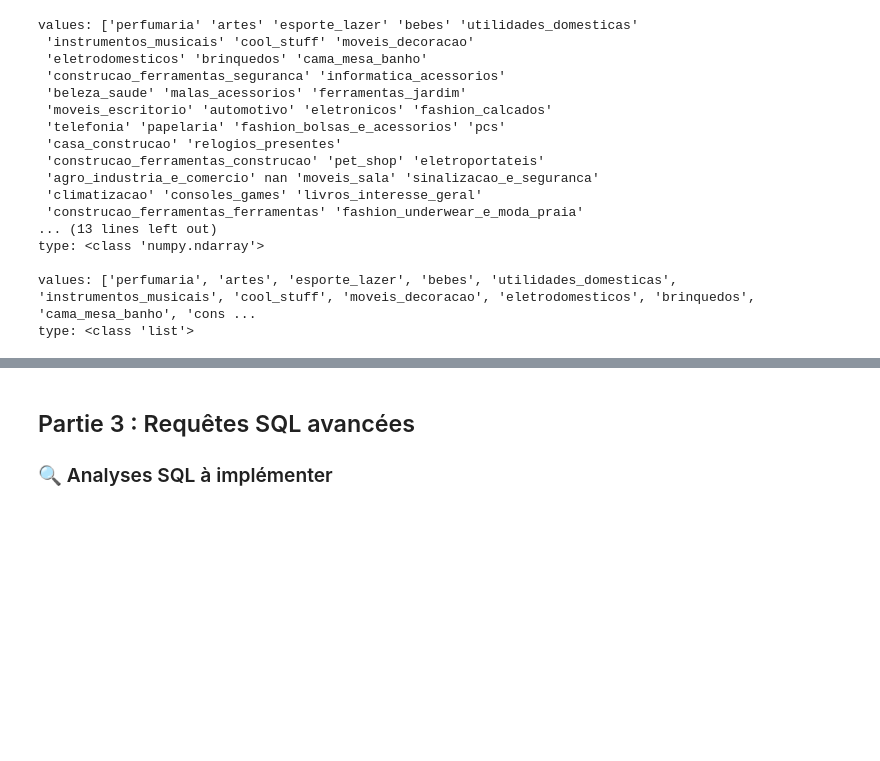
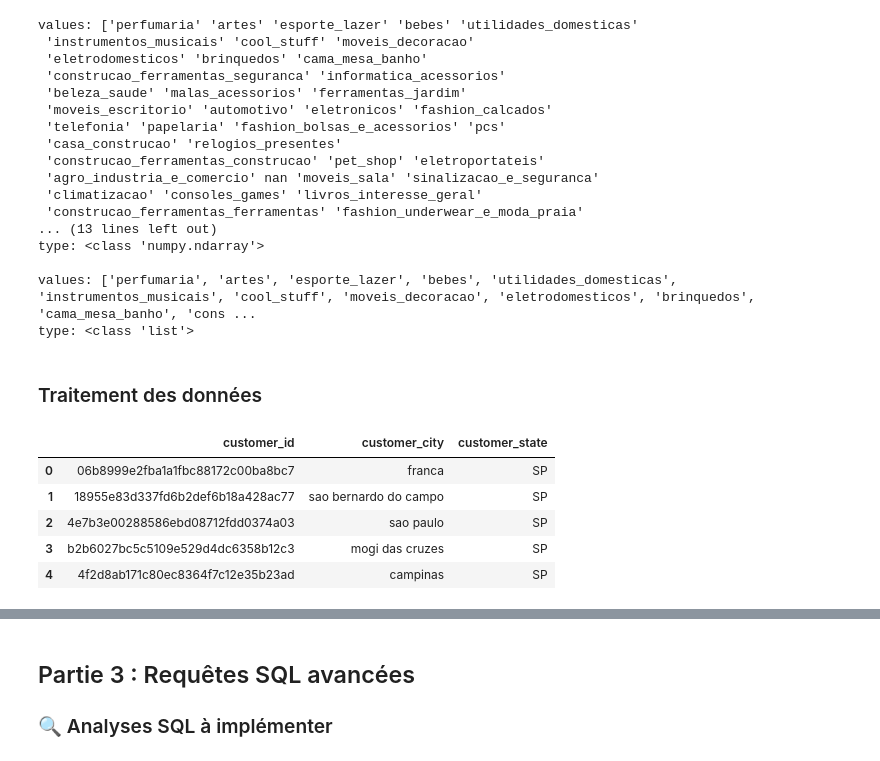
Before and after one commit to 17matb/data-analysis-solution, a Jupyter notebook: Notebook_2_Analyse_e_commerce_avec_PostgreSQL_en_ligne.ipynb, the cells around one changed output, grey strips where cells are left out. Saved outputs shown, nothing was run; the diff lists cells and outputs as text; code cells hidden in the pictures; blank space fills up the shorter version.

```diff
--- a/Notebook_2_Analyse_e_commerce_avec_PostgreSQL_en_ligne.ipynb
+++ b/Notebook_2_Analyse_e_commerce_avec_PostgreSQL_en_ligne.ipynb
@@ -261,0 +276,18 @@ create_tables()
+# %% [markdown]
+### Traitement des données
+# %%
+# drop unused columns
+df_sellers = df_sellers.drop('seller_zip_code_prefix', axis='columns')
+df_products = df_products.drop(['product_name_lenght', 'product_description_lenght', 'product_photos_qty', 'product_length_cm', 'product_height_cm', 'product_width_cm'], axis=1)
+df_customers = df_customers.drop(['customer_unique_id', 'customer_zip_code_prefix'], axis=1)
+df_orders = df_orders.drop(['order_approved_at', 'order_delivered_carrier_date', 'order_estimated_delivery_date'], axis=1)
+df_order_items = df_order_items.drop(['order_item_id', 'shipping_limit_date'], axis=1)
+
+df_customers.head()
+# %% [output]
+|  | customer_id | customer_city | customer_state |
+| 0 | 06b8999e2fba1a1fbc88172c00ba8bc7 | franca | SP |
+| 1 | 18955e83d337fd6b2def6b18a428ac77 | sao bernardo do campo | SP |
+| 2 | 4e7b3e00288586ebd08712fdd0374a03 | sao paulo | SP |
+| 3 | b2b6027bc5c5109e529d4dc6358b12c3 | mogi das cruzes | SP |
+| 4 | 4f2d8ab171c80ec8364f7c12e35b23ad | campinas | SP |
```
Also changed, not shown: parts of 6 cells of this notebook, 1 other file.
